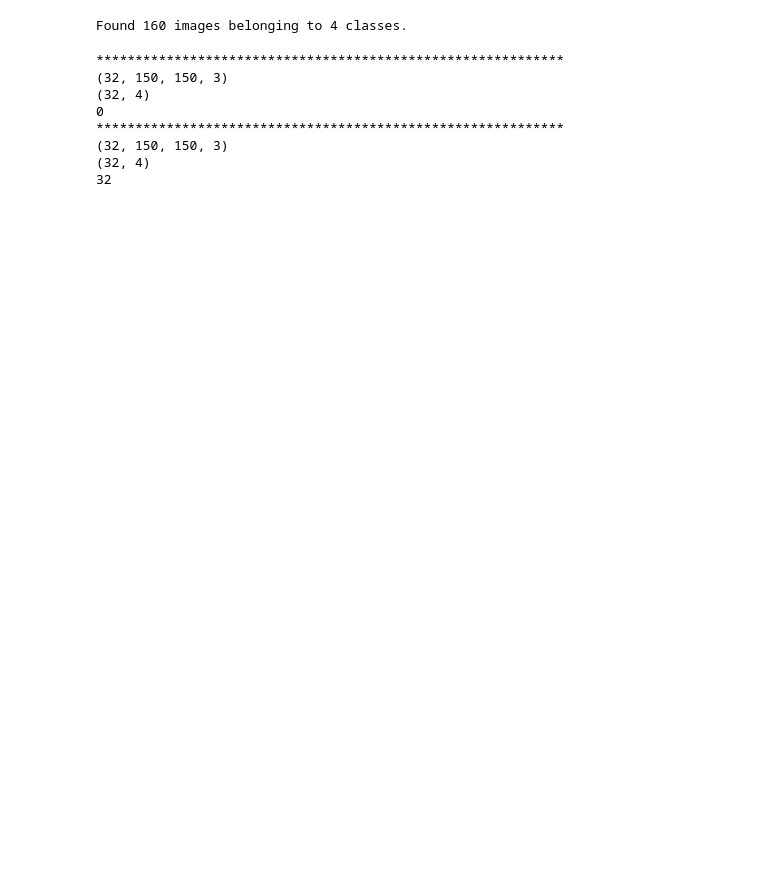
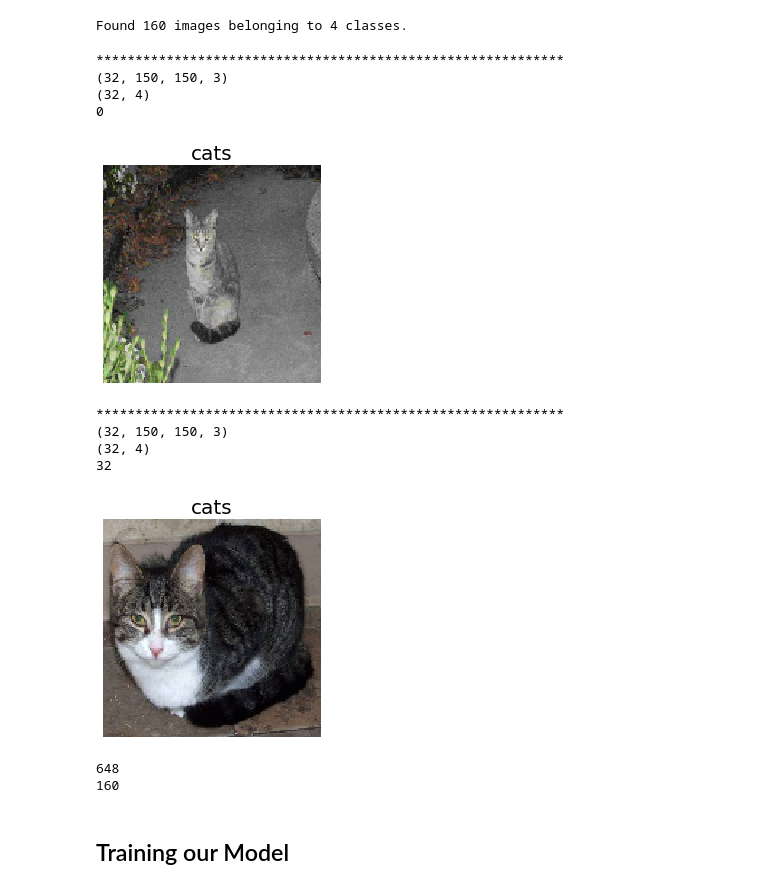
Before and after one commit to ipuneetgupta/Deep-Learning, a Jupyter notebook: CNN_Classifier/Cnn_Classifier_generator.ipynb, the cells around one changed output. Cells and saved outputs as stored; diff of their text form; code cells hidden in the pictures; blank space fills up the shorter version.

```diff
--- a/CNN_Classifier/Cnn_Classifier_generator.ipynb
+++ b/CNN_Classifier/Cnn_Classifier_generator.ipynb
@@ -123,23 +157,36 @@ Found 160 images belonging to 4 classes.
 # %%
 #batch size of until it reach the no of image
 cnt=0
 for x ,y in  validation_generator:
     print("*"*60)
     print(x.shape)#batch size vector
     print(y.shape)#one hot vector
     print(cnt)
+
+    #image draw
+    drawimage(x[1],digit2label[y[1].argmax()])
     cnt+=x.shape[0]
     if cnt > 50:
         break
 # %% [output]
 ************************************************************
 (32, 150, 150, 3)
 (32, 4)
 0
-************************************************************
-(32, 150, 150, 3)
-(32, 4)
-32
+[figure, added]
+************************************************************
+(32, 150, 150, 3)
+(32, 4)
+32
+[figure, added]
+# %%
+print(img_gen_dir.samples)
+print(validation_generator.samples)
+# %% [output]
+648
+160
+# %% [markdown]
+## Training our Model
 # %%
 from keras.optimizers import adam
 adam = adam(lr = 1e-04)
```
Also changed, not shown: parts of 17 cells of this notebook.
